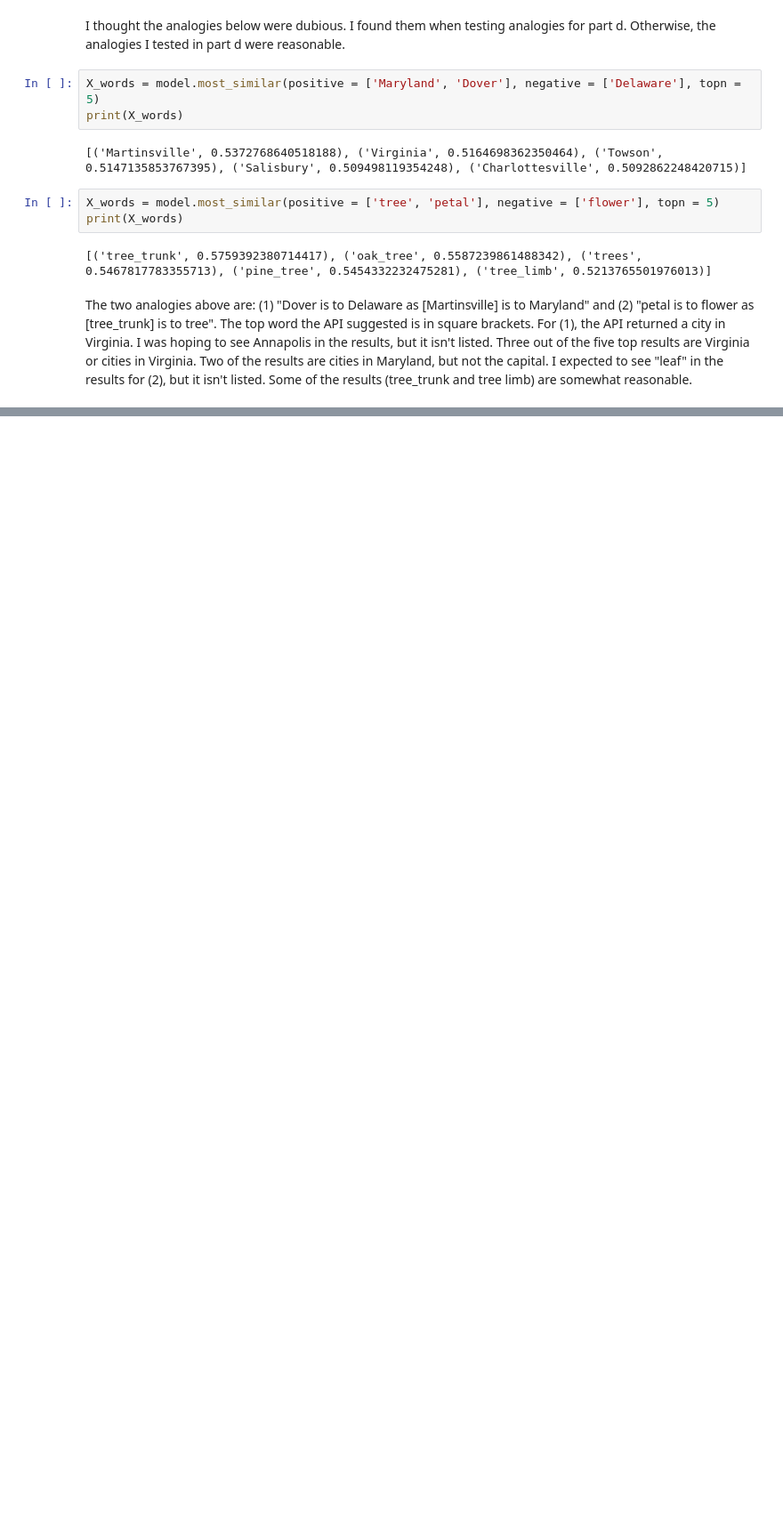
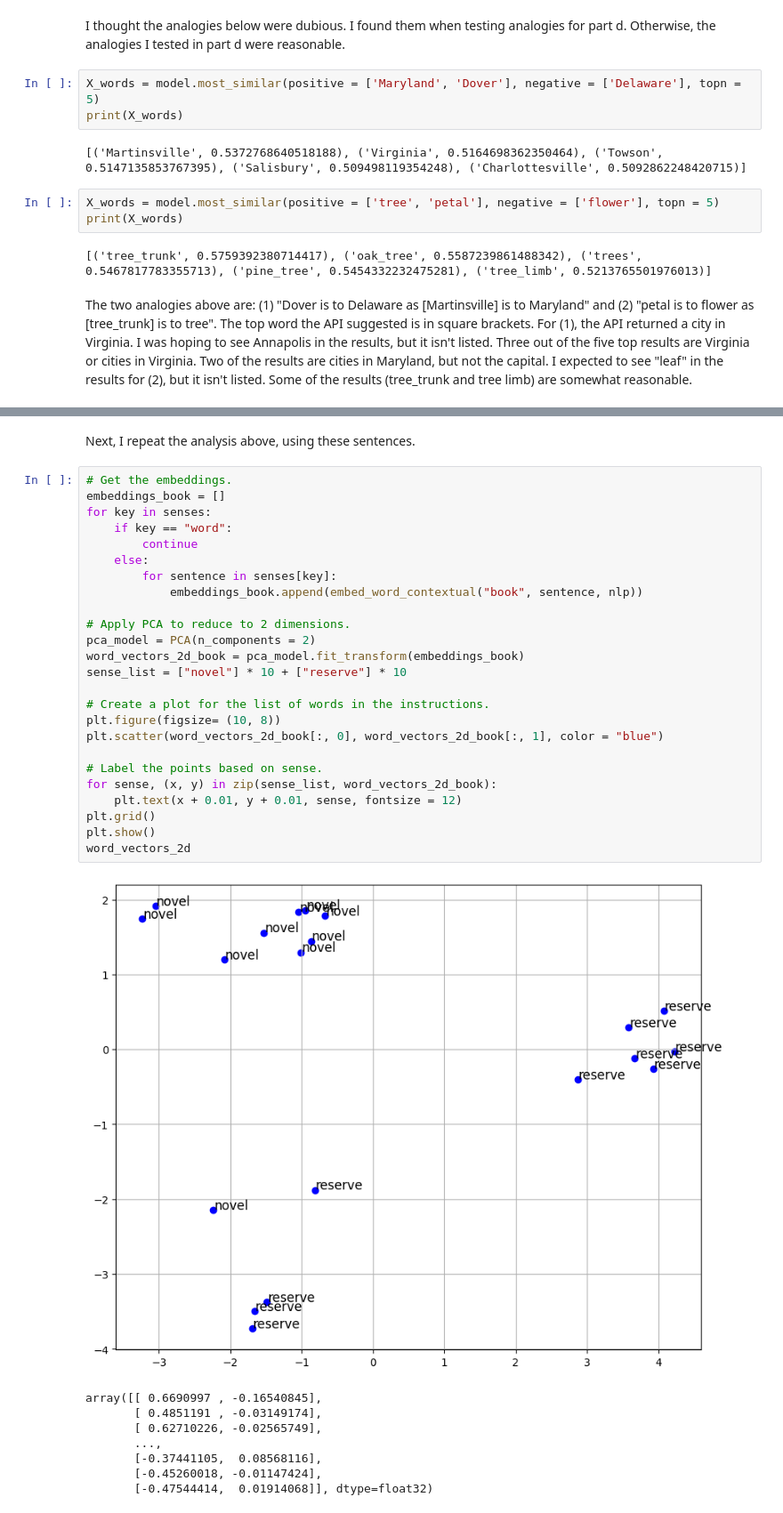
Before and after one commit to Zproom/NLP, a Jupyter notebook: lab4/lab4.ipynb, the cells around one changed output, grey strips where cells are left out. Shown at 89% size. Saved outputs shown, nothing was run; the diff lists cells and outputs as text; blank space fills up the shorter version.

```diff
--- a/lab4/lab4.ipynb
+++ b/lab4/lab4.ipynb
@@ -227,0 +361,36 @@ The two analogies above are: (1) "Dover is to Delaware as [Martinsville] is to M
+# %% [markdown]
+Next, I repeat the analysis above, using these sentences.
+# %%
+# Get the embeddings.
+embeddings_book = []
+for key in senses:
+    if key == "word":
+        continue
+    else:
+        for sentence in senses[key]:
+            embeddings_book.append(embed_word_contextual("book", sentence, nlp))
+
+# Apply PCA to reduce to 2 dimensions.
+pca_model = PCA(n_components = 2)
+word_vectors_2d_book = pca_model.fit_transform(embeddings_book)
+sense_list = ["novel"] * 10 + ["reserve"] * 10
+
+# Create a plot for the list of words in the instructions.
+plt.figure(figsize= (10, 8))
+plt.scatter(word_vectors_2d_book[:, 0], word_vectors_2d_book[:, 1], color = "blue")
+
+# Label the points based on sense.
+for sense, (x, y) in zip(sense_list, word_vectors_2d_book):
+    plt.text(x + 0.01, y + 0.01, sense, fontsize = 12)
+plt.grid()
+plt.show()
+word_vectors_2d
+# %% [output]
+[figure, added]
+array([[ 0.6690997 , -0.16540845],
+       [ 0.4851191 , -0.03149174],
+       [ 0.62710226, -0.02565749],
+       ...,
+       [-0.37441105,  0.08568116],
+       [-0.45260018, -0.01147424],
+       [-0.47544414,  0.01914068]], dtype=float32)
```
Also changed, not shown: parts of 16 cells of this notebook, 1 other file.
